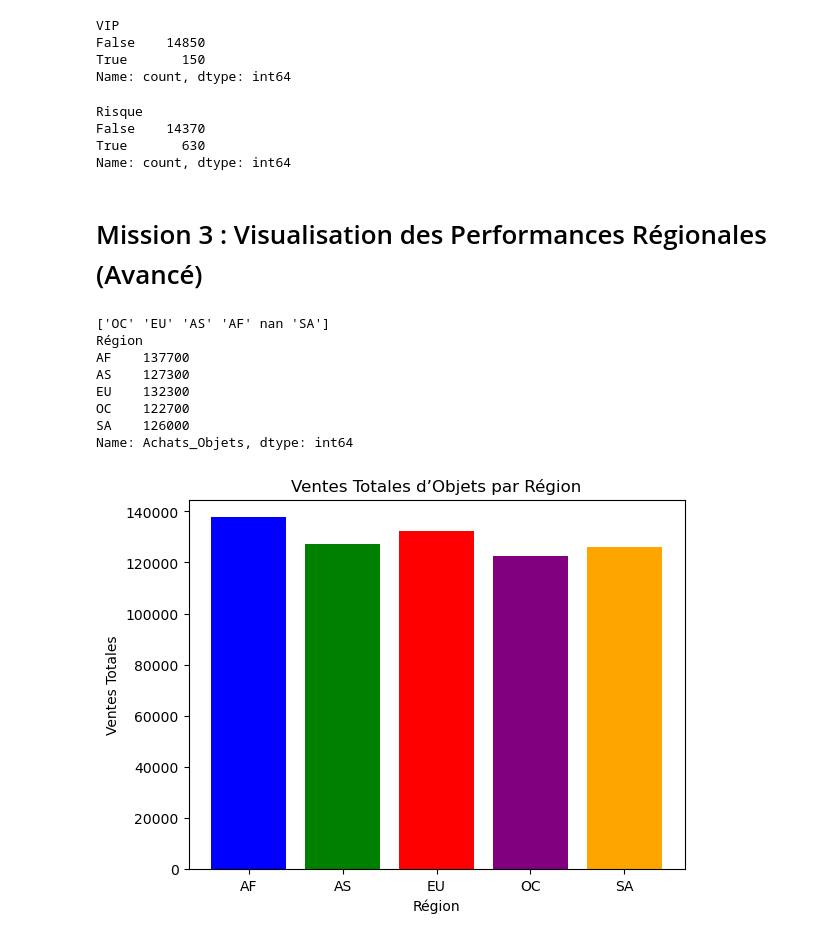
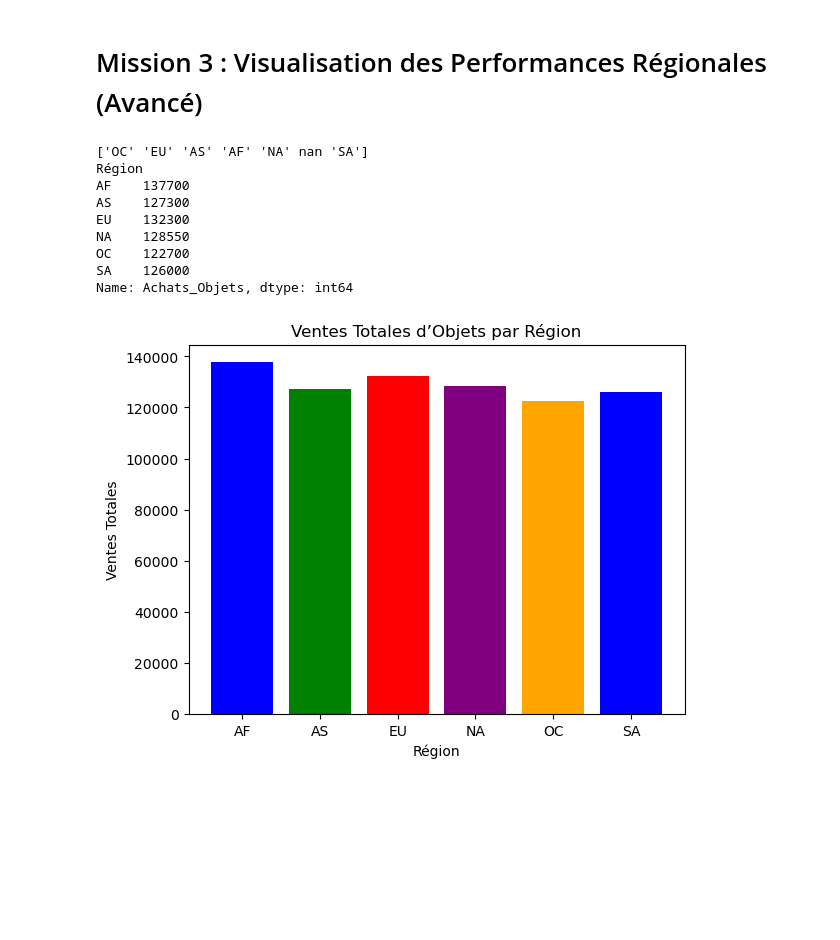
Before and after one commit to Spokay/data_quest, a Jupyter notebook: mission_3.ipynb, the cells around one changed output. Cells and saved outputs as stored; diff of their text form; code cells hidden in the pictures; blank space fills up the shorter version.

```diff
--- a/dataquest.ipynb
+++ b/mission_3.ipynb
@@ -128,49 +1,37 @@ Name: count, dtype: int64
-# %%
-# 1. "VIP" pour les joueurs très actifs (> 4000 minutes de jeu). Ajusté à 3900 pour avoir des VIP.
-df['VIP'] = df['ID_Joueur'].isin(total_playtime[total_playtime > 3900].index)
-df['VIP'].value_counts()
-# %% [output]
-VIP
-False    14850
-True       150
-Name: count, dtype: int64
-# %%
-# 2. "Risque" pour les joueurs insatisfaits (< 60 de satisfaction).
-df['Risque'] = df['ID_Joueur'].isin(low_satisfaction[low_satisfaction == True].index)
-df['Risque'].value_counts()
-# %% [output]
-Risque
-False    14370
-True       630
-Name: count, dtype: int64
 # %% [markdown]
 # Mission 3 : Visualisation des Performances Régionales (Avancé)
 # %%
+import pandas as pd
+
+# Charger les données
+df = pd.read_csv('game_data_complete.csv', sep=',', keep_default_na=False, na_values=['', 'NULL'])
+
 # 1. Créez un graphique des ventes totales d’objets par région.
 import matplotlib.pyplot as plt
 import seaborn as sns
 
 # On retire les nan pour éviter les erreurs
 
 print(df['Région'].unique())
 
 total_sales = df.groupby('Région')['Achats_Objets'].sum()
 plt.bar(total_sales.index, total_sales, color=['blue', 'green', 'red', 'purple', 'orange'])
 plt.xlabel('Région')
 plt.ylabel('Ventes Totales')
 plt.title('Ventes Totales d’Objets par Région')
 
 print(total_sales)
 # %% [output]
-['OC' 'EU' 'AS' 'AF' nan 'SA']
+['OC' 'EU' 'AS' 'AF' 'NA' nan 'SA']
 Région
 AF    137700
 AS    127300
 EU    132300
+NA    128550
 OC    122700
 SA    126000
 Name: Achats_Objets, dtype: int64
-[figure, old version]
+[figure, new version]
 # %%
 # 2. Représentez les performances des serveurs par région (stable, dégradé, hors ligne).
 server_performance = df.groupby(['Région', 'Serveur']).size().unstack()
```
Also changed, not shown: parts of 21 cells of this notebook, 4 other files.
